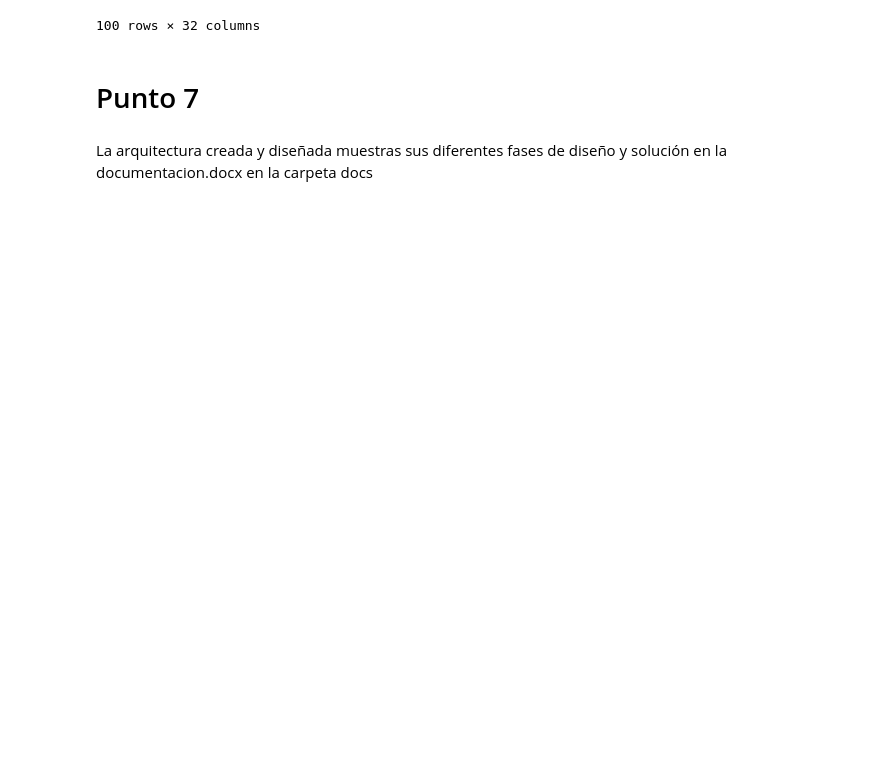
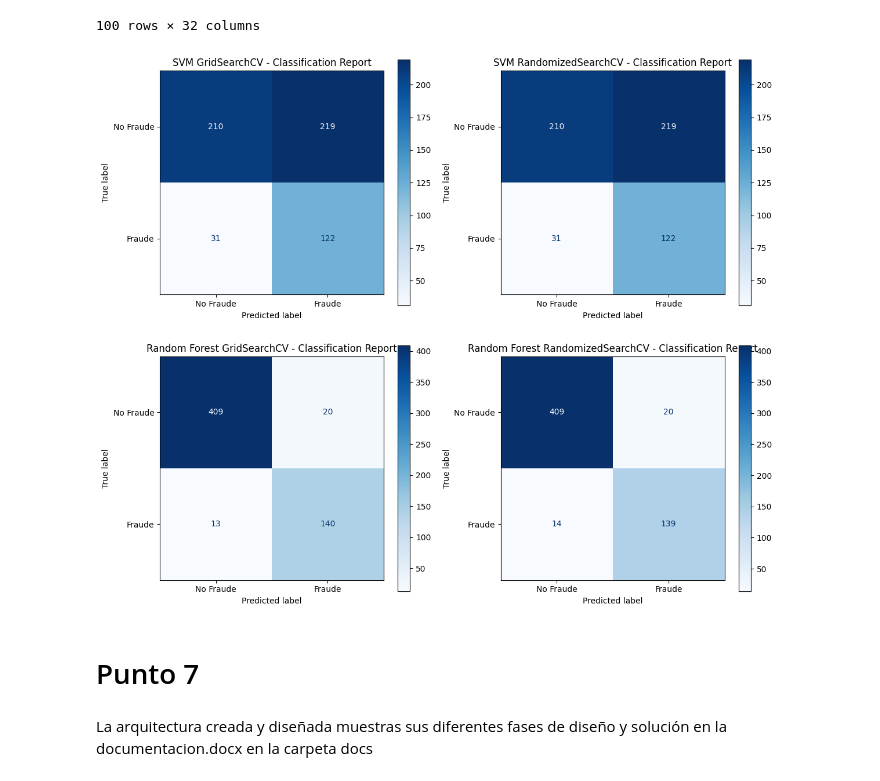
Before and after one commit to marinho14/DataKnow, a Jupyter notebook: code/prueba_tecnica.ipynb, the cells around one changed output. Drawn from its saved outputs; the diff is of its cells as text; code cells hidden in the pictures; blank space fills up the shorter version.

Commit message:
add punto 6 completo

```diff
--- a/code/prueba_tecnica.ipynb
+++ b/code/prueba_tecnica.ipynb
@@ -571,6 +589,36 @@ test_data
 | 98 | 9979718478 | 0.135 | 496906.75 | 20 | 733.11 | 1.00 | ATM_INT | 20150516 | US | ... |
 | 99 | 9998668320 | 0.050 | 192825.50 | 20 | 337.29 | 904.81 | POS | 20150515 | US | ... |
 100 rows × 32 columns
+# %%
+# Configurar la figura y los ejes
+fig, axes = plt.subplots(2, 2, figsize=(12, 10))
+
+# Rendimiento del modelo SVM con mejores hiperparámetros de GridSearchCV
+axes[0, 0].set_title("SVM GridSearchCV - Classification Report")
+ConfusionMatrixDisplay(confusion_matrix(y_test, best_svm_model.predict(X_test)), display_labels=['No Fraude', 'Fraude']).plot(ax=axes[0, 0], cmap='Blues')
+
+# Rendimiento del modelo SVM con mejores hiperparámetros de RandomizedSearchCV
+axes[0, 1].set_title("SVM RandomizedSearchCV - Classification Report")
+ConfusionMatrixDisplay(confusion_matrix(y_test, best_svm_model_random.predict(X_test)), display_labels=['No Fraude', 'Fraude']).plot(ax=axes[0, 1], cmap='Blues')
+
+# Rendimiento del modelo Random Forest con mejores hiperparámetros de GridSearchCV
+axes[1, 0].set_title("Random Forest GridSearchCV - Classification Report")
+ConfusionMatrixDisplay(confusion_matrix(y_test, best_rf_model.predict(X_test)), display_labels=['No Fraude', 'Fraude']).plot(ax=axes[1, 0], cmap='Blues')
+
+# Rendimiento del modelo Random Forest con mejores hiperparámetros de RandomizedSearchCV
+axes[1, 1].set_title("Random Forest RandomizedSearchCV - Classification Report")
+ConfusionMatrixDisplay(confusion_matrix(y_test, best_rf_model_random.predict(X_test)), display_labels=['No Fraude', 'Fraude']).plot(ax=axes[1, 1], cmap='Blues')
+
+# Ajustar el diseño
+plt.tight_layout()
+
+# Guardar la figura como una imagen
+#plt.savefig('../resultados/classification_reports_punto_6.png')
+
+# Mostrar la figura
+plt.show()
+# %% [output]
+[figure, added]
 # %% [markdown]
 # Punto 7
 # %% [markdown]
```
Also changed, not shown: parts of 2 cells of this notebook, 1 other file.
